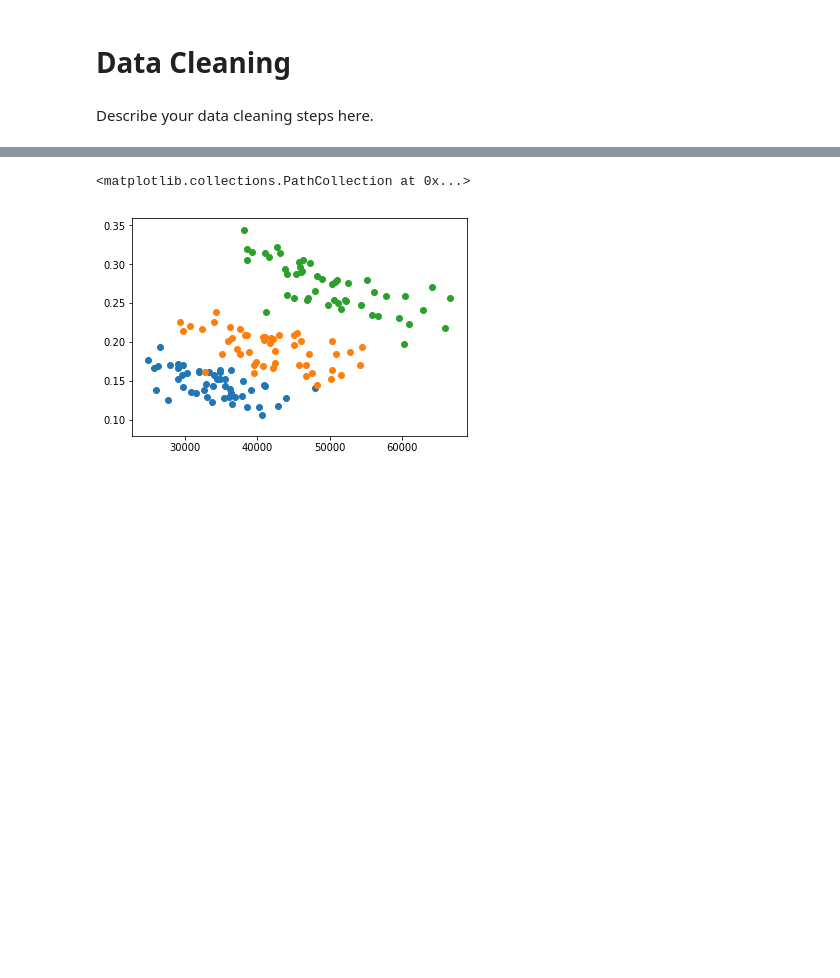
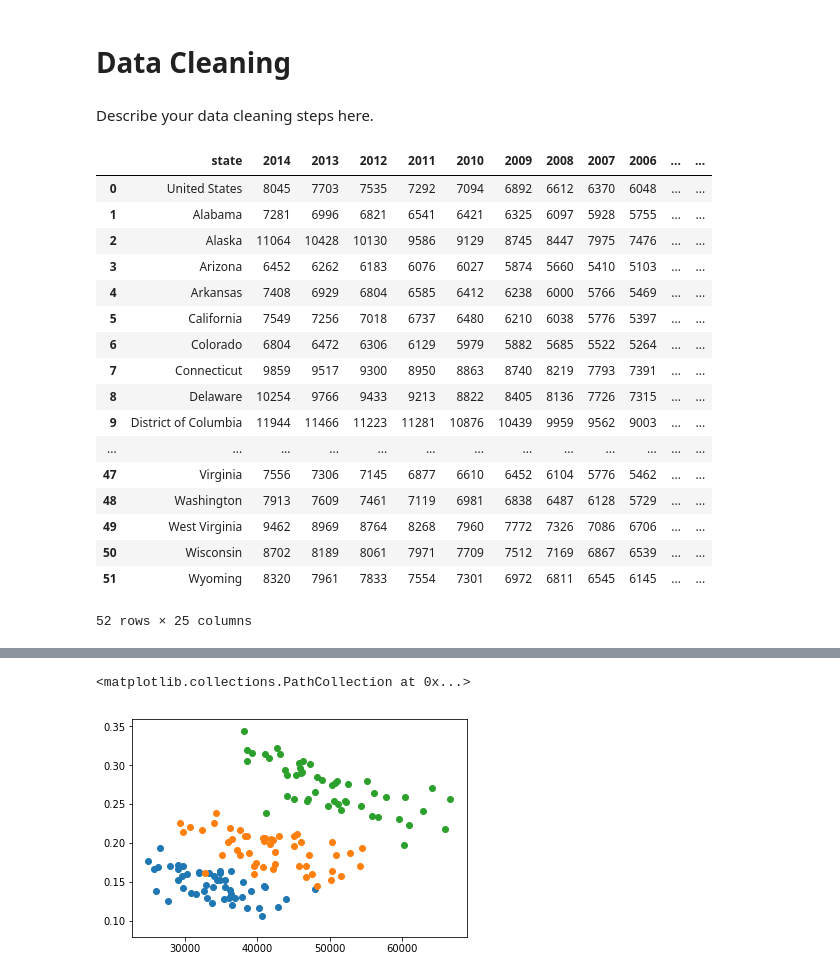
Before and after one commit to pcn006/Projects, a Jupyter notebook: FinalProject.ipynb, the cells around one changed output, grey strips where cells are left out. Drawn from its saved outputs; the diff is of its cells as text; code cells hidden in the pictures; blank space fills up the shorter version.

```diff
--- a/FinalProject.ipynb
+++ b/FinalProject.ipynb
@@ -65,14 +65,33 @@ import matplotlib.pyplot as plt
 # %% [markdown]
 Describe your data cleaning steps here.
 # %%
-## YOUR CODE HERE
+##
+## The codes to load the original data sets, After the operation here, the reading values will be numerical
+##
 income_summary = pd.read_csv("./household_income/Summary_2017_1984.csv", thousands=',')
 income_summary = income_summary.rename(index=str, columns={'State': 'state'})
 obesity_summary = pd.read_csv("./obesity_rate.csv")
 obesity_summary = obesity_summary.rename(index=str, columns={'States': 'state'})
 del obesity_summary['Unnamed: 0']
-#health_summary = pd.read_csv("./healthcare/healthcare_final.csv")
-health_2000 = pd.read_csv("./healthcare/healthcare_2000.csv")
-health_2010 = pd.read_csv("./healthcare/healthcare_2010.csv")
-health_1995 = pd.read_csv("./healthcare/healthcare_1995.csv")
+health_summary = pd.read_csv("./healthcare/healthcare_in_one.csv")
+health_summary
+# %% [output]
+|  | state | 2014 | 2013 | 2012 | 2011 | 2010 | 2009 | 2008 | 2007 | 2006 | ... | ... |
+| 0 | United States | 8045 | 7703 | 7535 | 7292 | 7094 | 6892 | 6612 | 6370 | 6048 | ... | ... |
+| 1 | Alabama | 7281 | 6996 | 6821 | 6541 | 6421 | 6325 | 6097 | 5928 | 5755 | ... | ... |
+| 2 | Alaska | 11064 | 10428 | 10130 | 9586 | 9129 | 8745 | 8447 | 7975 | 7476 | ... | ... |
+| 3 | Arizona | 6452 | 6262 | 6183 | 6076 | 6027 | 5874 | 5660 | 5410 | 5103 | ... | ... |
+| 4 | Arkansas | 7408 | 6929 | 6804 | 6585 | 6412 | 6238 | 6000 | 5766 | 5469 | ... | ... |
+| 5 | California | 7549 | 7256 | 7018 | 6737 | 6480 | 6210 | 6038 | 5776 | 5397 | ... | ... |
+| 6 | Colorado | 6804 | 6472 | 6306 | 6129 | 5979 | 5882 | 5685 | 5522 | 5264 | ... | ... |
+| 7 | Connecticut | 9859 | 9517 | 9300 | 8950 | 8863 | 8740 | 8219 | 7793 | 7391 | ... | ... |
+| 8 | Delaware | 10254 | 9766 | 9433 | 9213 | 8822 | 8405 | 8136 | 7726 | 7315 | ... | ... |
+| 9 | District of Columbia | 11944 | 11466 | 11223 | 11281 | 10876 | 10439 | 9959 | 9562 | 9003 | ... | ... |
+| ... | ... | ... | ... | ... | ... | ... | ... | ... | ... | ... | ... | ... |
+| 47 | Virginia | 7556 | 7306 | 7145 | 6877 | 6610 | 6452 | 6104 | 5776 | 5462 | ... | ... |
+| 48 | Washington | 7913 | 7609 | 7461 | 7119 | 6981 | 6838 | 6487 | 6128 | 5729 | ... | ... |
+| 49 | West Virginia | 9462 | 8969 | 8764 | 8268 | 7960 | 7772 | 7326 | 7086 | 6706 | ... | ... |
+| 50 | Wisconsin | 8702 | 8189 | 8061 | 7971 | 7709 | 7512 | 7169 | 6867 | 6539 | ... | ... |
+| 51 | Wyoming | 8320 | 7961 | 7833 | 7554 | 7301 | 6972 | 6811 | 6545 | 6145 | ... | ... |
+52 rows × 25 columns
 # %%
```
Also changed, not shown: parts of 2 cells of this notebook.
